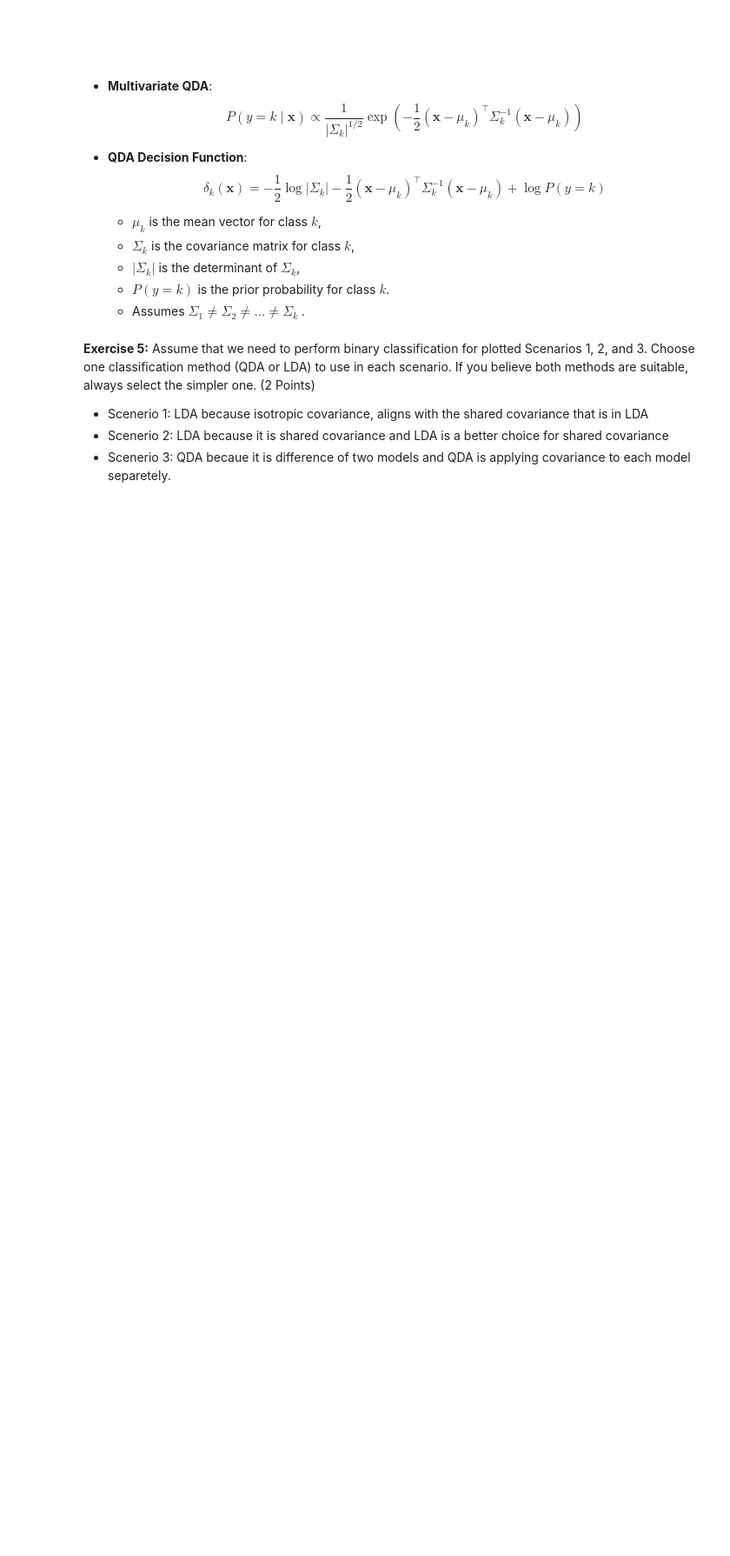
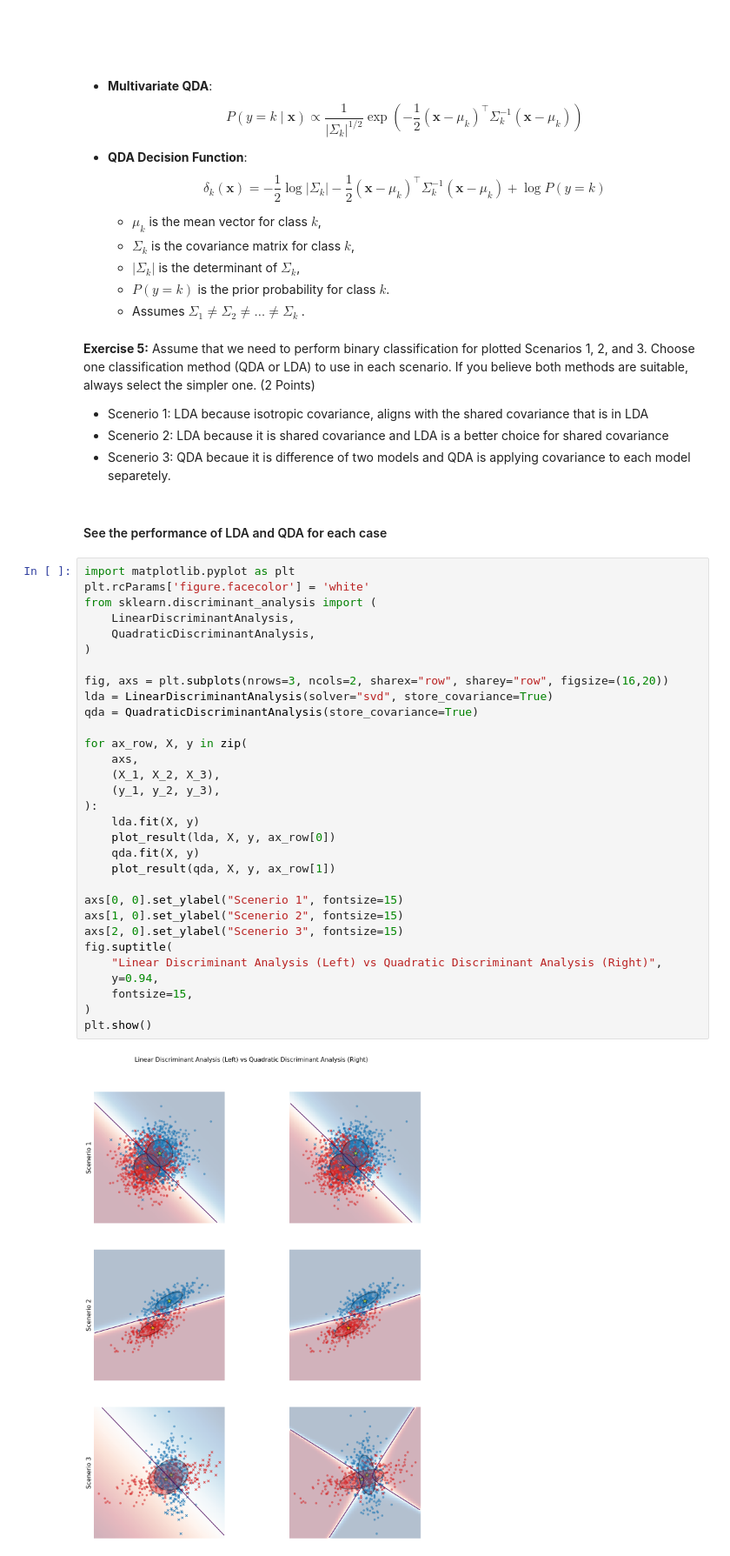
Before and after one commit to Raminyazdani/notebook-problem-solution-visualization, a Jupyter notebook: classification_visualization.ipynb, the cells around one changed output. Shown at 87% size. Saved outputs shown, nothing was run; the diff lists cells and outputs as text; blank space fills up the shorter version.

```diff
--- a/classification_visualization.ipynb
+++ b/classification_visualization.ipynb
@@ -368,3 +368,38 @@ $$
 - Scenerio 1: LDA because isotropic covariance, aligns with the shared covariance that is in LDA
 - Scenerio 2: LDA because it is shared covariance and LDA is a better choice for shared covariance
 - Scenerio 3: QDA becaue it is difference of two models and QDA is applying covariance to each model separetely.
+# %% [markdown]
+#### See the performance of LDA and QDA for each case
+# %%
+import matplotlib.pyplot as plt
+plt.rcParams['figure.facecolor'] = 'white'
+from sklearn.discriminant_analysis import (
+    LinearDiscriminantAnalysis,
+    QuadraticDiscriminantAnalysis,
+)
+
+fig, axs = plt.subplots(nrows=3, ncols=2, sharex="row", sharey="row", figsize=(16,20))
+lda = LinearDiscriminantAnalysis(solver="svd", store_covariance=True)
+qda = QuadraticDiscriminantAnalysis(store_covariance=True)
+
+for ax_row, X, y in zip(
+    axs,
+    (X_1, X_2, X_3),
+    (y_1, y_2, y_3),
+):
+    lda.fit(X, y)
+    plot_result(lda, X, y, ax_row[0])
+    qda.fit(X, y)
+    plot_result(qda, X, y, ax_row[1])
+
+axs[0, 0].set_ylabel("Scenerio 1", fontsize=15)
+axs[1, 0].set_ylabel("Scenerio 2", fontsize=15)
+axs[2, 0].set_ylabel("Scenerio 3", fontsize=15)
+fig.suptitle(
+    "Linear Discriminant Analysis (Left) vs Quadratic Discriminant Analysis (Right)",
+    y=0.94,
+    fontsize=15,
+)
+plt.show()
+# %% [output]
+[figure, added]
```
Also changed, not shown: parts of 1 cell of this notebook, 1 other file.
